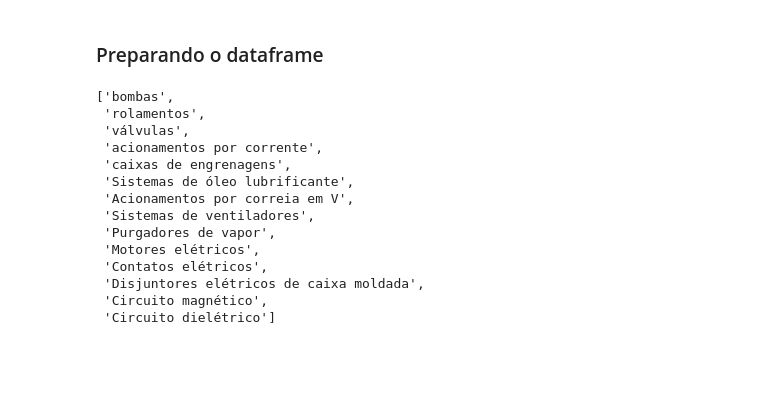
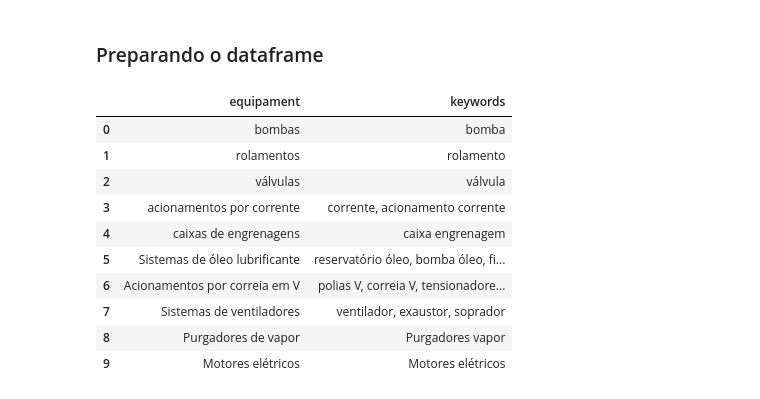
Before and after one commit to HerikMuller2002/chatbot_hipotese, a Jupyter notebook: model/model_naive_bayes.ipynb, the cells around one changed output. Saved outputs shown, nothing was run; the diff lists cells and outputs as text; code cells hidden in the pictures; blank space fills up the shorter version.

```diff
--- a/model/model_naive_bayes.ipynb
+++ b/model/model_naive_bayes.ipynb
@@ -78,25 +95,17 @@ def preprocess_stem(text):
 # %%
 import pandas as pd
 # %%
-df = pd.read_excel(r'..\portugues\pt_troubleshooting.xlsx')
+df = pd.read_excel(r'..\documents\classes.xlsx')
+df
+# %% [output]
+|  | equipament | keywords |
+| 0 | bombas | bomba |
+| 1 | rolamentos | rolamento |
+| 2 | válvulas | válvula |
+| 3 | acionamentos por corrente | corrente, acionamento corrente |
+| 4 | caixas de engrenagens | caixa engrenagem |
+| 5 | Sistemas de óleo lubrificante | reservatório óleo, bomba óleo, fi... |
+| 6 | Acionamentos por correia em V | polias V, correia V, tensionadore... |
+| 7 | Sistemas de ventiladores | ventilador, exaustor, soprador |
+| 8 | Purgadores de vapor | Purgadores vapor |
+| 9 | Motores elétricos | Motores elétricos |
-# %%
-class_equipament = []
-for equip in df['equipament']:
-    if equip not in class_equipament and equip != 'Motores elétricos (dc)':
-        class_equipament.append(equip)
-class_equipament
-# %% [output]
-['bombas',
- 'rolamentos',
- 'válvulas',
- 'acionamentos por corrente',
- 'caixas de engrenagens',
- 'Sistemas de óleo lubrificante',
- 'Acionamentos por correia em V',
- 'Sistemas de ventiladores',
- 'Purgadores de vapor',
- 'Motores elétricos',
- 'Contatos elétricos',
- 'Disjuntores elétricos de caixa moldada',
- 'Circuito magnético',
- 'Circuito dielétrico']
```
Also changed, not shown: parts of 9 cells of this notebook, 3 other files.
